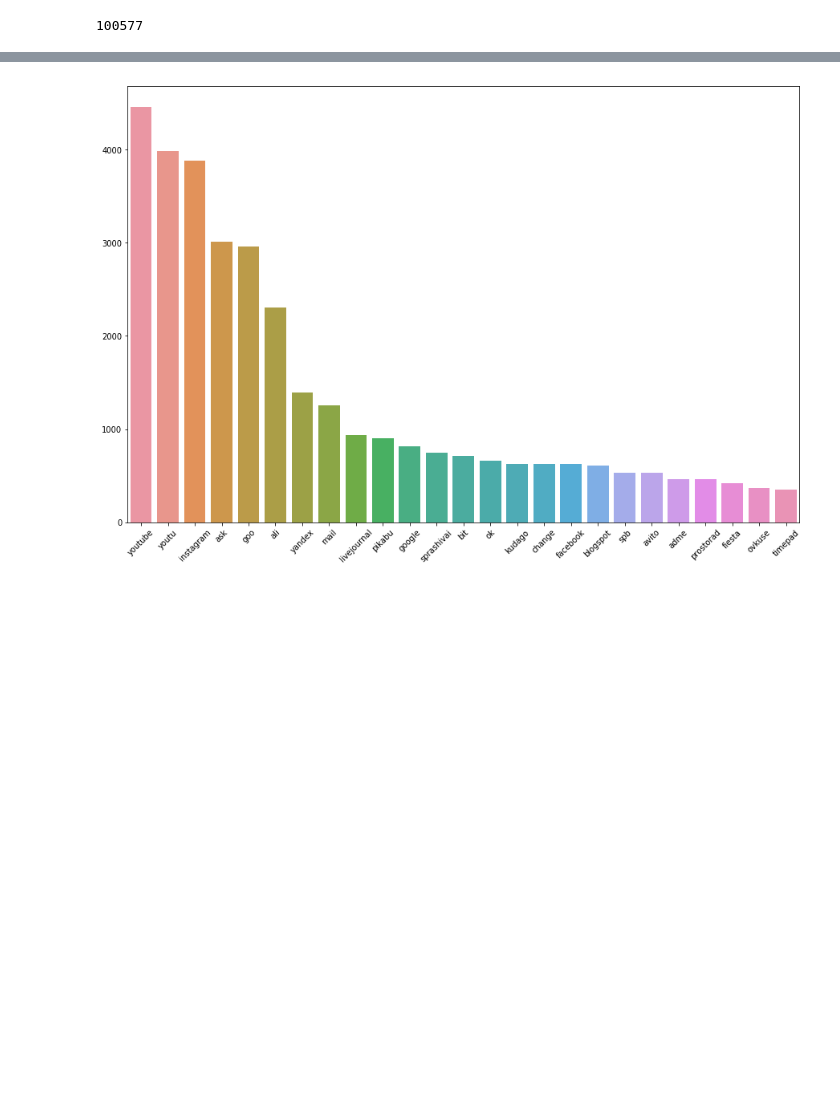
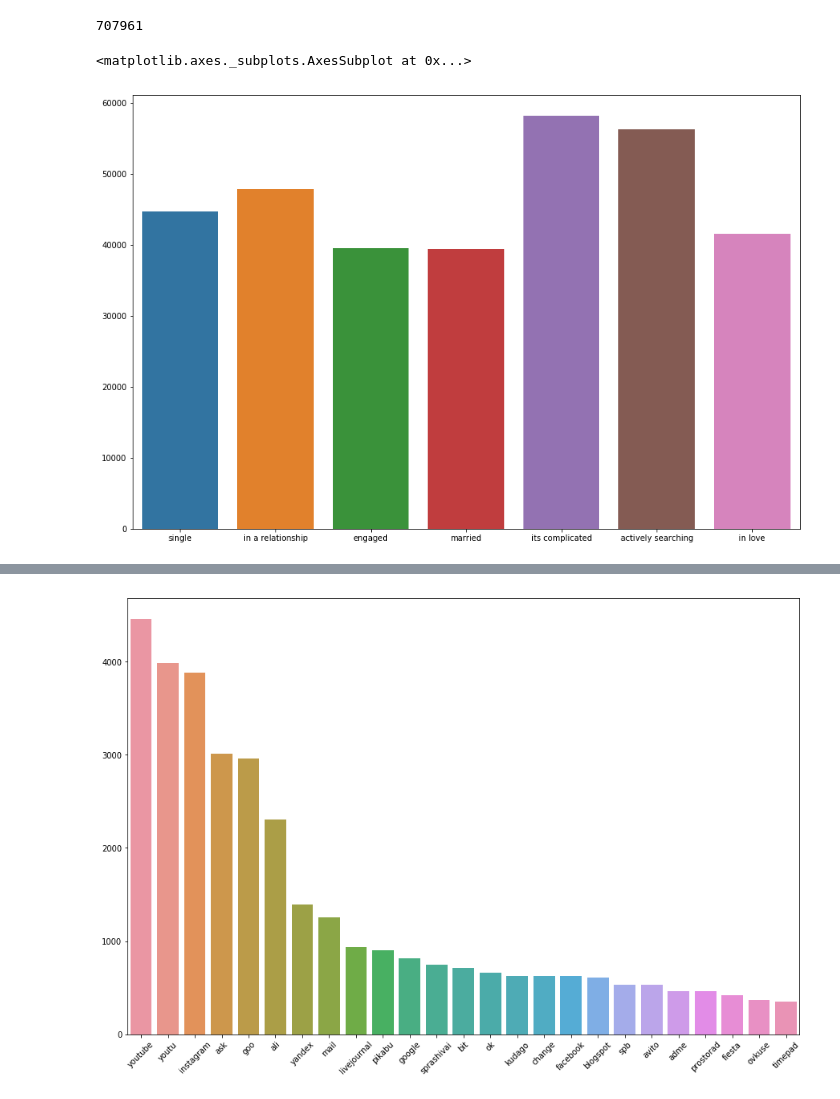
Before and after one commit to Vlad0922/finding_friends, a Jupyter notebook: Different stats.ipynb, the cells around one changed output, grey strips where cells are left out. Saved outputs shown, nothing was run; the diff lists cells and outputs as text; code cells hidden in the pictures; blank space fills up the shorter version.

Commit message:
[add] new structure, more users

```diff
--- a/Different stats.ipynb
+++ b/Different stats.ipynb
@@ -21,3 +25,13 @@ def get_links_set(db):
+# %%
+rels_map = {
+    1 : 'single',
+    2 : 'in a relationship',
+    3 : 'engaged',
+    4 : 'married',
+    5 : 'its complicated',
+    6 : 'actively searching',
+    7 : 'in love'
+}
 # %%
 client = MongoClient()
 db = client.ir_project
@@ -26,4 +38,16 @@ links_list = get_links_set(db)
-# %%
-len(links_list)
-# %% [output]
-100577
+# %%
+db.users.count()
+# %% [output]
+707961
+# %%
+rel_stats = defaultdict(lambda: defaultdict(int))
+# %%
+for i, u in enumerate(db.users.find({'sex':1})):
+    if 'relation' in u:
+        rel_stats[u['city']][u['relation']] += 1
+# %%
+plt.figure(figsize=(15,10))
+sns.barplot(list(rels_map.values()), list(rel_stats[1].values()))
+# %% [output]
+<matplotlib.axes._subplots.AxesSubplot at 0x...>
+[figure, added]
```
Also changed, not shown: parts of 11 cells of this notebook, 2 other files.
